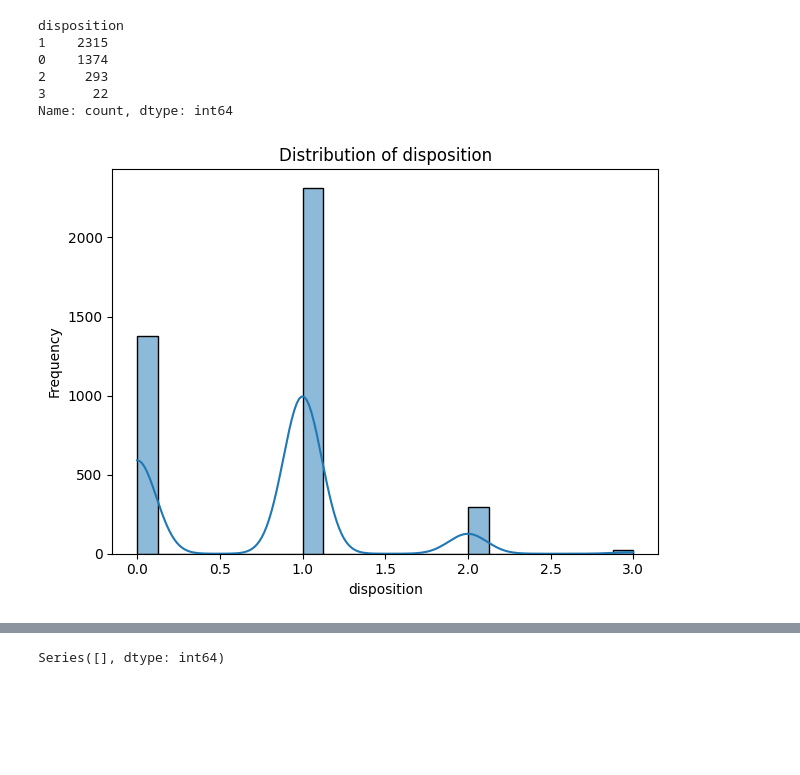
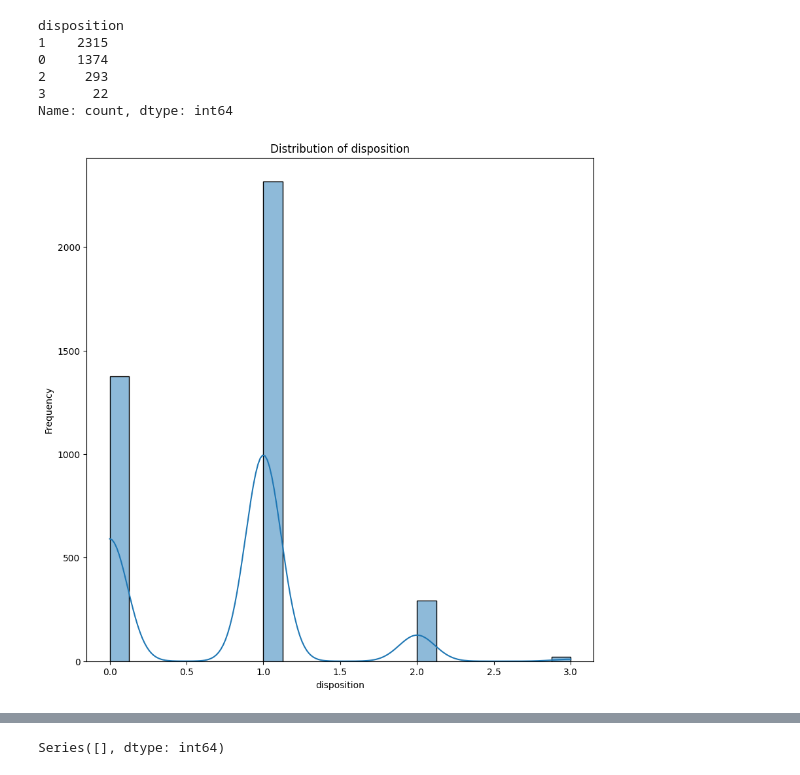
Before and after one commit to hieupt810/nasa_exoplanets_classification, a Jupyter notebook: k2.ipynb, the cells around one changed output, grey strips where cells are left out. Drawn from its saved outputs; the diff is of its cells as text; code cells hidden in the pictures; blank space fills up the shorter version.

```diff
--- a/k2.ipynb
+++ b/k2.ipynb
@@ -16,6 +16,8 @@ warnings.filterwarnings(action="ignore")
 # %%
 RANDOM_STATE = 1
 COLUMN_FOR_CLASSIFICATION = "disposition"
+CORRELATION_THRESHOLD = 0.9
+TEST_SIZE = 0.4
 # %%
 df = pd.read_csv("./k2pandc_2025.10.01_20.09.14.csv")
 df.tail()
@@ -69,6 +71,15 @@ df = df.drop(
         "dkin_flag",
         "st_nspec",
         "pl_ndispec",
+        "pl_controv_flag",
+        "micro_flag",
+        "pl_nespec",
+        "tran_flag",
+        "pl_ntranspec",
+        "st_nrvc",
+        "st_nphot",
+        "ttv_flag",
+        "sy_snum",
         *list(df.filter(regex="err$|lim$", axis=1).columns),
     ],
     axis=1,
@@ -79,20 +90,22 @@ upper_triangle = corr_matrix.where(
     np.triu(np.ones(corr_matrix.shape), k=1).astype(np.bool)
 )
 to_drop = [
-    column for column in upper_triangle.columns if any(upper_triangle[column] > 0.9)
+    column
+    for column in upper_triangle.columns
+    if any(upper_triangle[column] > CORRELATION_THRESHOLD)
 ]
 df.drop(to_drop, axis=1, inplace=True)
 # %%
 def plot_distribution(df: pd.DataFrame, col: str):
+    plt.figure(figsize=(10, 10))
     sns.histplot(df[col].dropna(), kde=True)
     plt.title(f"Distribution of {col}")
     plt.xlabel(col)
     plt.ylabel("Frequency")
-    plt.tight_layout()
     plt.show()
 
 
 plot_distribution(df, COLUMN_FOR_CLASSIFICATION)
 # %% [output]
-[figure, old version]
+[figure, new version]
 # %%
```
Also changed, not shown: parts of 5 cells of this notebook, 2 other files.
